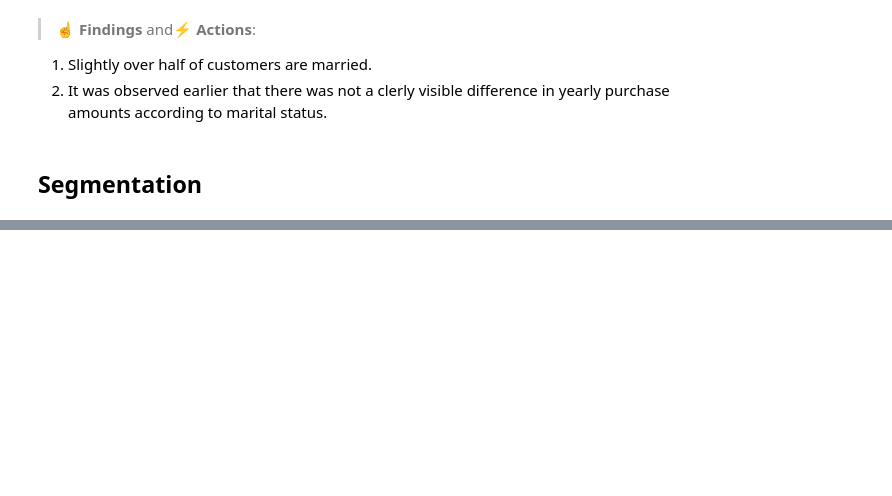
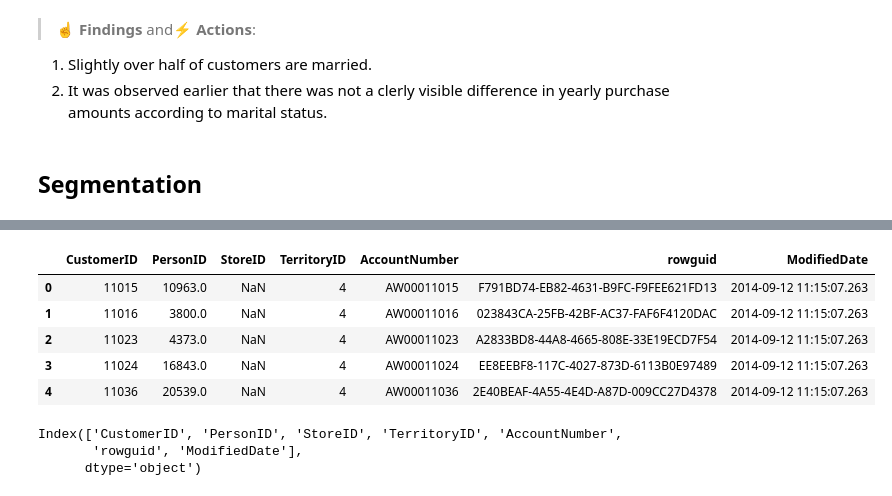
Before and after one commit to jamesrichardbunting/customer_segmentation, a Jupyter notebook: customer_segmentation.ipynb, the cells around one changed output, grey strips where cells are left out. Drawn from its saved outputs; the diff is of its cells as text; code cells hidden in the pictures; blank space fills up the shorter version.

```diff
--- a/customer_segmentation.ipynb
+++ b/customer_segmentation.ipynb
@@ -27,6 +27,8 @@ Note: you may need to restart the kernel to use updated packages.
 # %%
 # Load from csv
 person = pd.read_csv('data/Person Person.csv', delimiter=',')
+customer = pd.read_csv('data/Sales Customer (1).csv', delimiter=',')
+sales = pd.read_csv('data/Sales SalesOrderHeader (1).csv', delimiter=',')
 
 # Inspect columns
 person.info()
@@ -551,0 +565,15 @@ Name: proportion, dtype: float64
+# %%
+customer.head()
+# %% [output]
+|  | CustomerID | PersonID | StoreID | TerritoryID | AccountNumber | rowguid | ModifiedDate |
+| 0 | 11015 | 10963.0 | NaN | 4 | AW00011015 | F791BD74-EB82-4631-B9FC-F9FEE621FD13 | 2014-09-12 11:15:07.263 |
+| 1 | 11016 | 3800.0 | NaN | 4 | AW00011016 | 023843CA-25FB-42BF-AC37-FAF6F4120DAC | 2014-09-12 11:15:07.263 |
+| 2 | 11023 | 4373.0 | NaN | 4 | AW00011023 | A2833BD8-44A8-4665-808E-33E19ECD7F54 | 2014-09-12 11:15:07.263 |
+| 3 | 11024 | 16843.0 | NaN | 4 | AW00011024 | EE8EEBF8-117C-4027-873D-6113B0E97489 | 2014-09-12 11:15:07.263 |
+| 4 | 11036 | 20539.0 | NaN | 4 | AW00011036 | 2E40BEAF-4A55-4E4D-A87D-009CC27D4378 | 2014-09-12 11:15:07.263 |
+# %%
+customer.columns
+# %% [output]
+Index(['CustomerID', 'PersonID', 'StoreID', 'TerritoryID', 'AccountNumber',
+       'rowguid', 'ModifiedDate'],
+      dtype='object')
```
Also changed, not shown: parts of 6 cells of this notebook, 2 other files.
